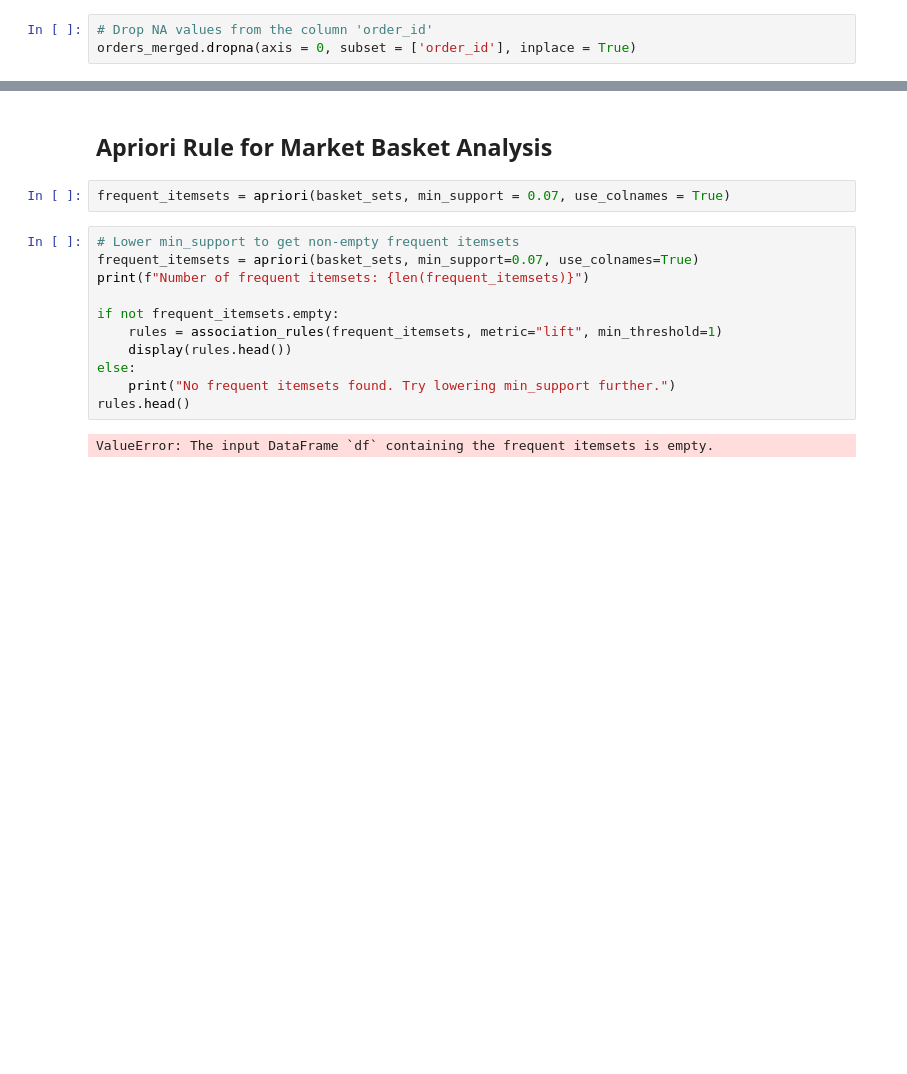
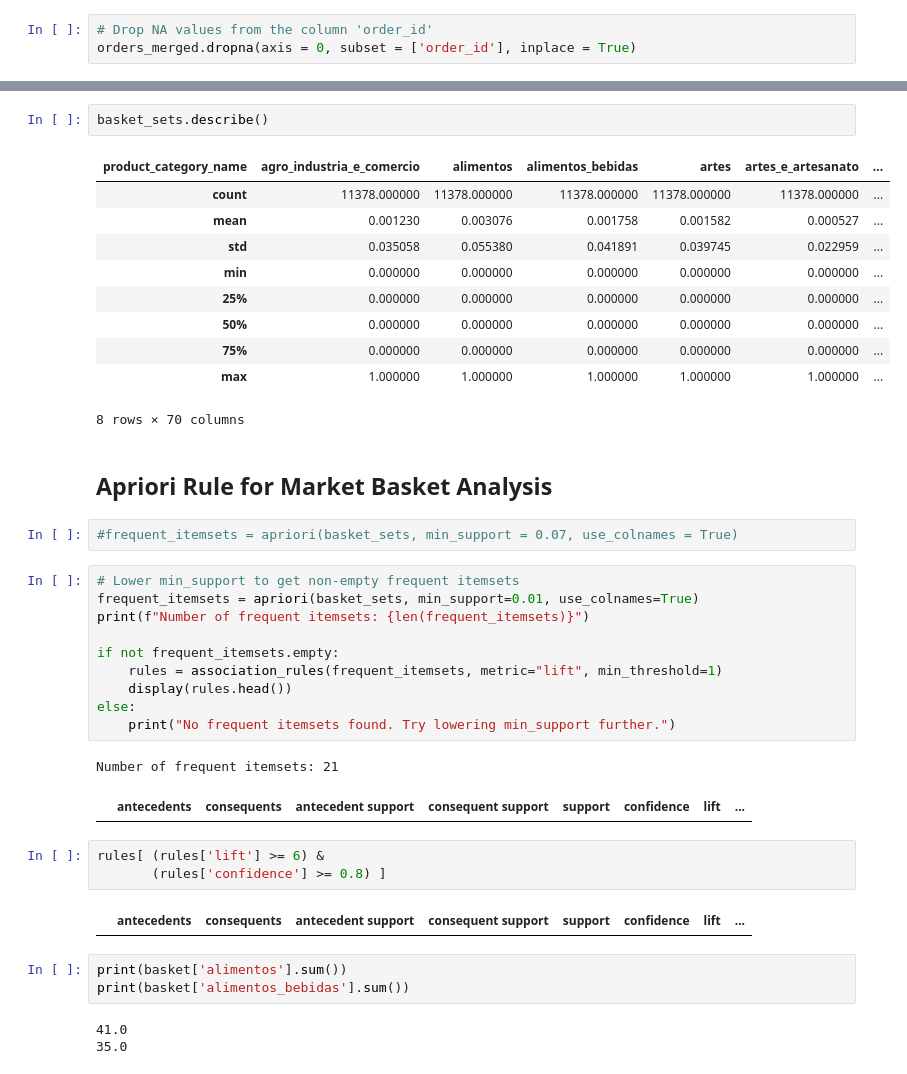
Before and after one commit to LuiisClaudio/mod-cloth, a Jupyter notebook: LuisMartins_CA2.ipynb, the cells around one changed output, grey strips where cells are left out. Saved outputs shown, nothing was run; the diff lists cells and outputs as text; blank space fills up the shorter version.

```diff
--- a/LuisMartins_CA2.ipynb
+++ b/LuisMartins_CA2.ipynb
@@ -754,10 +794,23 @@ basket_sets
+# %%
+basket_sets.describe()
+# %% [output]
+| product_category_name | agro_industria_e_comercio | alimentos | alimentos_bebidas | artes | artes_e_artesanato | ... |
+| count | 11378.000000 | 11378.000000 | 11378.000000 | 11378.000000 | 11378.000000 | ... |
+| mean | 0.001230 | 0.003076 | 0.001758 | 0.001582 | 0.000527 | ... |
+| std | 0.035058 | 0.055380 | 0.041891 | 0.039745 | 0.022959 | ... |
+| min | 0.000000 | 0.000000 | 0.000000 | 0.000000 | 0.000000 | ... |
+| 25% | 0.000000 | 0.000000 | 0.000000 | 0.000000 | 0.000000 | ... |
+| 50% | 0.000000 | 0.000000 | 0.000000 | 0.000000 | 0.000000 | ... |
+| 75% | 0.000000 | 0.000000 | 0.000000 | 0.000000 | 0.000000 | ... |
+| max | 1.000000 | 1.000000 | 1.000000 | 1.000000 | 1.000000 | ... |
+8 rows × 70 columns
 # %% [markdown]
 ## Apriori Rule for Market Basket Analysis
 # %%
-frequent_itemsets = apriori(basket_sets, min_support = 0.07, use_colnames = True)
+#frequent_itemsets = apriori(basket_sets, min_support = 0.07, use_colnames = True)
 # %%
 # Lower min_support to get non-empty frequent itemsets
-frequent_itemsets = apriori(basket_sets, min_support=0.07, use_colnames=True)
+frequent_itemsets = apriori(basket_sets, min_support=0.01, use_colnames=True)
 print(f"Number of frequent itemsets: {len(frequent_itemsets)}")
 
 if not frequent_itemsets.empty:
@@ -765,6 +818,17 @@ if not frequent_itemsets.empty:
 	display(rules.head())
 else:
 	print("No frequent itemsets found. Try lowering min_support further.")
-rules.head()
 # %% [output]
-ValueError: The input DataFrame `df` containing the frequent itemsets is empty.
+Number of frequent itemsets: 21
+|  | antecedents | consequents | antecedent support | consequent support | support | confidence | lift | ... |
+# %%
+rules[ (rules['lift'] >= 6) &
+       (rules['confidence'] >= 0.8) ]
+# %% [output]
+|  | antecedents | consequents | antecedent support | consequent support | support | confidence | lift | ... |
+# %%
+print(basket['alimentos'].sum())
+print(basket['alimentos_bebidas'].sum())
+# %% [output]
+41.0
+35.0
```
Also changed, not shown: parts of 6 cells of this notebook.
